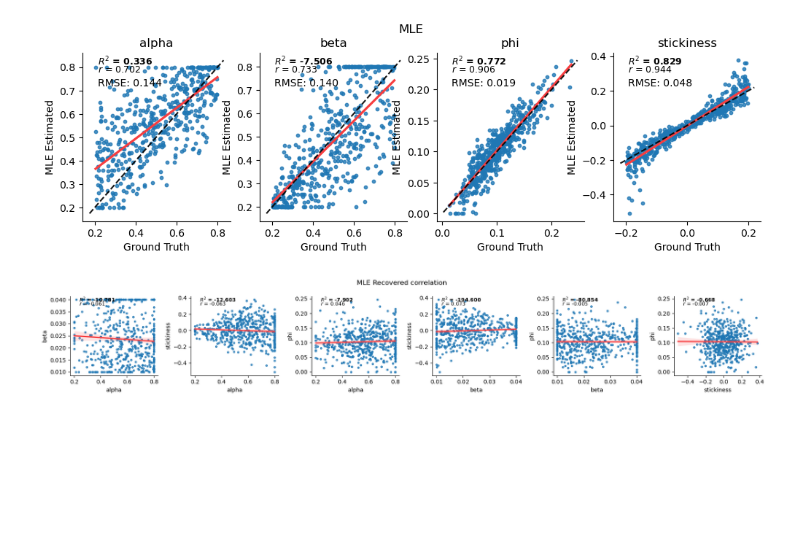
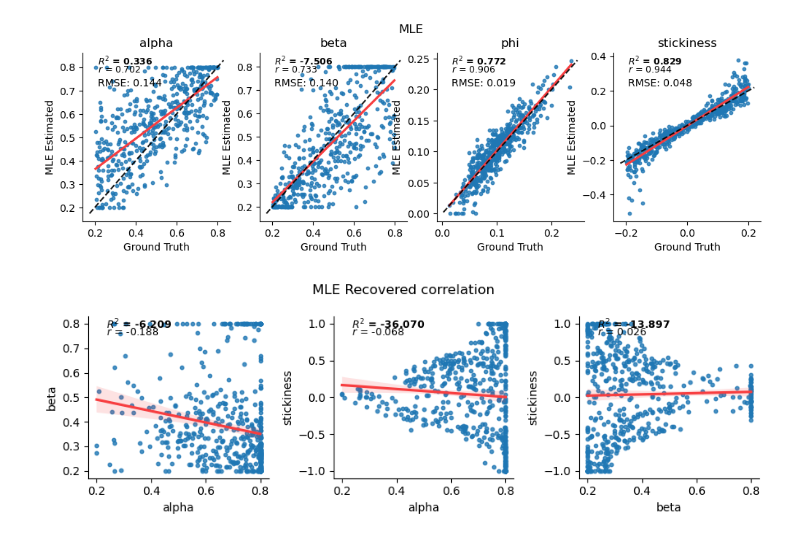
Before and after one commit to ti55987/DL4CM, a Jupyter notebook: mle.ipynb, the cells around one changed output. Drawn from its saved outputs; the diff is of its cells as text; code cells hidden in the pictures; blank space fills up the shorter version.

```diff
--- a/mle.ipynb
+++ b/mle.ipynb
@@ -35,26 +61,6 @@ import time
 
 # Main execution
 start_time = time.time()
-
-metadata_by_task = {
-    'rls':  {
-        'param_names': ['alpha', 'beta', 'stickiness'],
-        'bounds': [(0.2, 0.8), (0.2, 0.8), (-1, 1)],
-        'multipliers': np.array([1, beta_multipliers, 1]),
-    },
-    'rlsf':  {
-        'param_names': ['alpha', 'beta', 'stickiness', 'phi'],
-        'bounds': [(0.2, 0.8), (0.2, 0.8), (-1, 1), (0, 1)],
-        'multipliers': np.array([1, beta_multipliers, 1, 1]),
-    },
-    'shared': {
-        'param_names': ['alpha0', 'alpha1', 'beta'],
-        'bounds': [(0.01, 1), (0.01, 1), (0.01, 1)],
-        'multipliers': np.array([1, 1, 10]),
-    },
-}
-
-metadata = metadata_by_task['rlsf']
 
 # Get unique agent IDs (limit to 200 if needed)
 limit = 500
@@ -168,25 +171,27 @@ Text(0.5, 1.01, 'MLE')
 # %%
 prefix = f'{N_TEST_AGENT}a_{num_blocks}b_{num_trials_per_block}t_{suffix}'
 recovered_param.to_csv(f'results/mle_{task}_{prefix}_constrained.csv')
+# %%
+recovered_param = pd.read_csv('results/mle_recovered_500a_12b_78t_3ParamRL_no_switch.csv')
 # %%
 param_names = metadata['param_names']
-n_col = len(param_names)+2
+n_col = len(param_names)+0
 fig, axes = plt.subplots(1, n_col, figsize=(3*n_col, 3))
 multipliers = {p: metadata['multipliers'][i] for i, p in enumerate(param_names)}
 ai = 0
 flatted_axes = axes.flatten()
 for i, pn1 in enumerate(param_names):
     for j, pn2 in enumerate(param_names[i+1:]):
-        y_true, y_pred = recovered_param[pn1]/multipliers[pn1], recovered_param[pn2]/multipliers[pn2]
+        y_true, y_pred = recovered_param[pn1], recovered_param[pn2]
         ax = flatted_axes[ai]
         sns.regplot(x=y_true, y=y_pred, ax=ax, line_kws=dict(color="#f73e40"), scatter_kws=dict(s=10))
         ax = add_corr_scores(ax, y_true, y_pred)
         ax.set_xlabel(pn1)
         ax.set_ylabel(pn2)
         ai += 1
 
 sns.despine()
 fig.suptitle('MLE Recovered correlation')
 fig.tight_layout()
 # %% [output]
-[figure, old version]
+[figure, new version]
```
Also changed, not shown: parts of 4 cells of this notebook, 3 other files.
